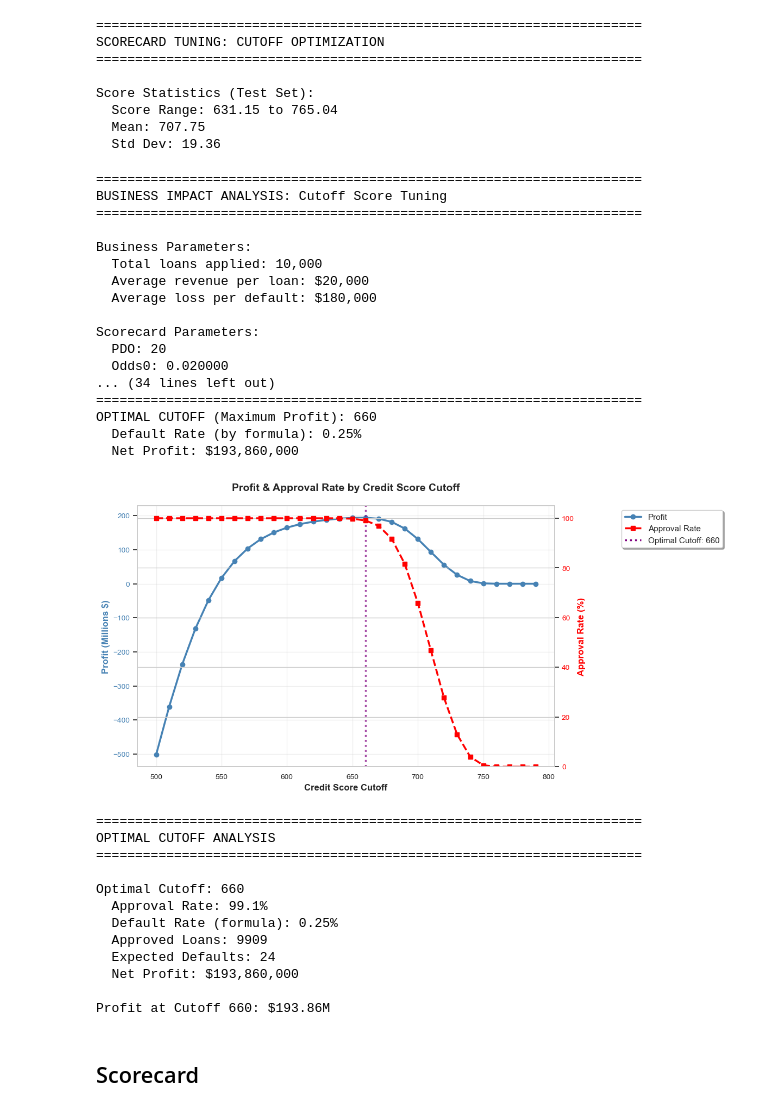
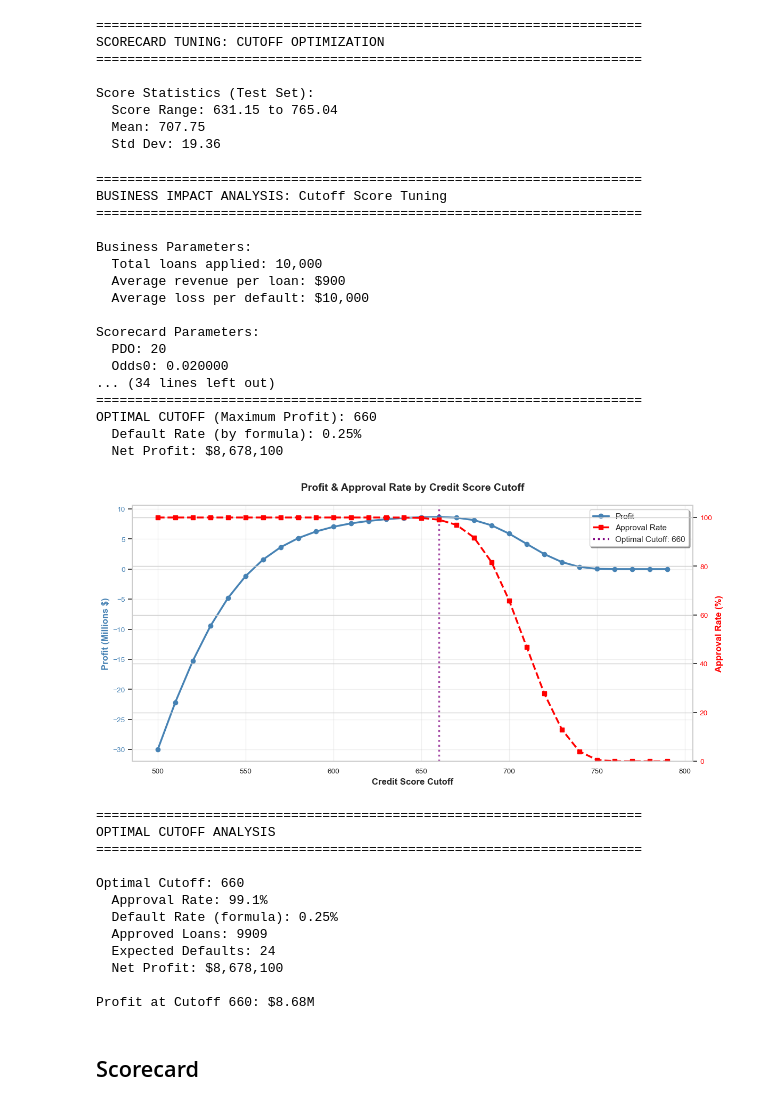
Before and after one commit to Luanjie-Dong/FA-project, a Jupyter notebook: 4_scorecard_generation_and_tuning.ipynb, the cells around one changed output. Cells and saved outputs as stored; diff of their text form; code cells hidden in the pictures.

Commit message:
adjust profit and loss amount

```diff
--- a/4_scorecard_generation_and_tuning.ipynb
+++ b/4_scorecard_generation_and_tuning.ipynb
@@ -493,8 +493,8 @@ def score_to_default_probability(score, points0, odds0, pdo):
     odds = odds0 * np.exp((np.log(2) / pdo) * (points0 - score))
     return odds / (1 + odds)
 
-avg_revenue_per_loan = 20000
-avg_loss_per_default = 180000
+avg_revenue_per_loan = 900
+avg_loss_per_default = 10000
 total_loans_applied = 10000
 
 print(f"\nBusiness Parameters:")
@@ -547,8 +547,8 @@ BUSINESS IMPACT ANALYSIS: Cutoff Score Tuning
 
 Business Parameters:
   Total loans applied: 10,000
-  Average revenue per loan: $20,000
-  Average loss per default: $180,000
+  Average revenue per loan: $900
+  Average loss per default: $10,000
 
 Scorecard Parameters:
   PDO: 20
@@ -557,7 +557,7 @@ Scorecard Parameters:
 ======================================================================
 OPTIMAL CUTOFF (Maximum Profit): 660
   Default Rate (by formula): 0.25%
-  Net Profit: $193,860,000
+  Net Profit: $8,678,100
 # %%
 # Visualization: Dual-Axis Plot - Profit & Approval Rate by Cutoff
 import matplotlib.pyplot as plt
@@ -585,36 +585,38 @@ best_profit_idx = business_df["Net_Profit"].idxmax()
 optimal_cutoff = business_df.loc[best_profit_idx, "Cutoff"]
 ax1.axvline(x=optimal_cutoff, color="purple", linestyle=":", linewidth=2.5, alpha=0.7, label=f"Optimal Cutoff: {optimal_cutoff:.0f}")
 
-# Title and legend
+# Title and legend - UPDATED
 plt.title("Profit & Approval Rate by Credit Score Cutoff", fontsize=14, fontweight="bold", pad=20)
 lines = line1 + line2 + [plt.Line2D([0], [0], color="purple", linestyle=":", linewidth=2.5)]
 labels = ["Profit", "Approval Rate", f"Optimal Cutoff: {optimal_cutoff:.0f}"]
-ax1.legend(lines, labels, loc="upper left", bbox_to_anchor=(1.15, 1), fontsize=11, frameon=True, shadow=True)
+
+# Changed loc to 'upper right' and removed bbox_to_anchor
+ax1.legend(lines, labels, loc="upper right", fontsize=11, frameon=True, shadow=True)
 
 plt.tight_layout()
 plt.show()
 
 # Summary
 best_profit = business_df.loc[best_profit_idx]
 print("\n" + "="*70)
 print("OPTIMAL CUTOFF ANALYSIS")
 print("="*70)
 opt_cutoff_val = best_profit["Cutoff"]
 opt_appr = best_profit["Approval_Rate"]*100
 opt_default = best_profit["Default_Rate"]*100
 opt_approved = best_profit["Approved_Loans"]
 opt_defaults = best_profit["Expected_Defaults"]
 opt_profit = best_profit["Net_Profit"]
 opt_profit_m = opt_profit / 1e6
 print(f"\nOptimal Cutoff: {opt_cutoff_val:.0f}")
 print(f"  Approval Rate: {opt_appr:.1f}%")
 print(f"  Default Rate (formula): {opt_default:.2f}%")
 print(f"  Approved Loans: {opt_approved:.0f}")
 print(f"  Expected Defaults: {opt_defaults:.0f}")
 print(f"  Net Profit: ${opt_profit:,.0f}")
 print(f"\nProfit at Cutoff {opt_cutoff_val:.0f}: ${opt_profit_m:.2f}M")
 # %% [output]
-[figure, old version]
+[figure, new version]
 ======================================================================
 OPTIMAL CUTOFF ANALYSIS
 ======================================================================
@@ -624,9 +626,9 @@ Optimal Cutoff: 660
   Default Rate (formula): 0.25%
   Approved Loans: 9909
   Expected Defaults: 24
-  Net Profit: $193,860,000
+  Net Profit: $8,678,100
 
-Profit at Cutoff 660: $193.86M
+Profit at Cutoff 660: $8.68M
 # %% [markdown]
 ## Scorecard
 # %%
```
Also changed, not shown: parts of 1 cell of this notebook.
